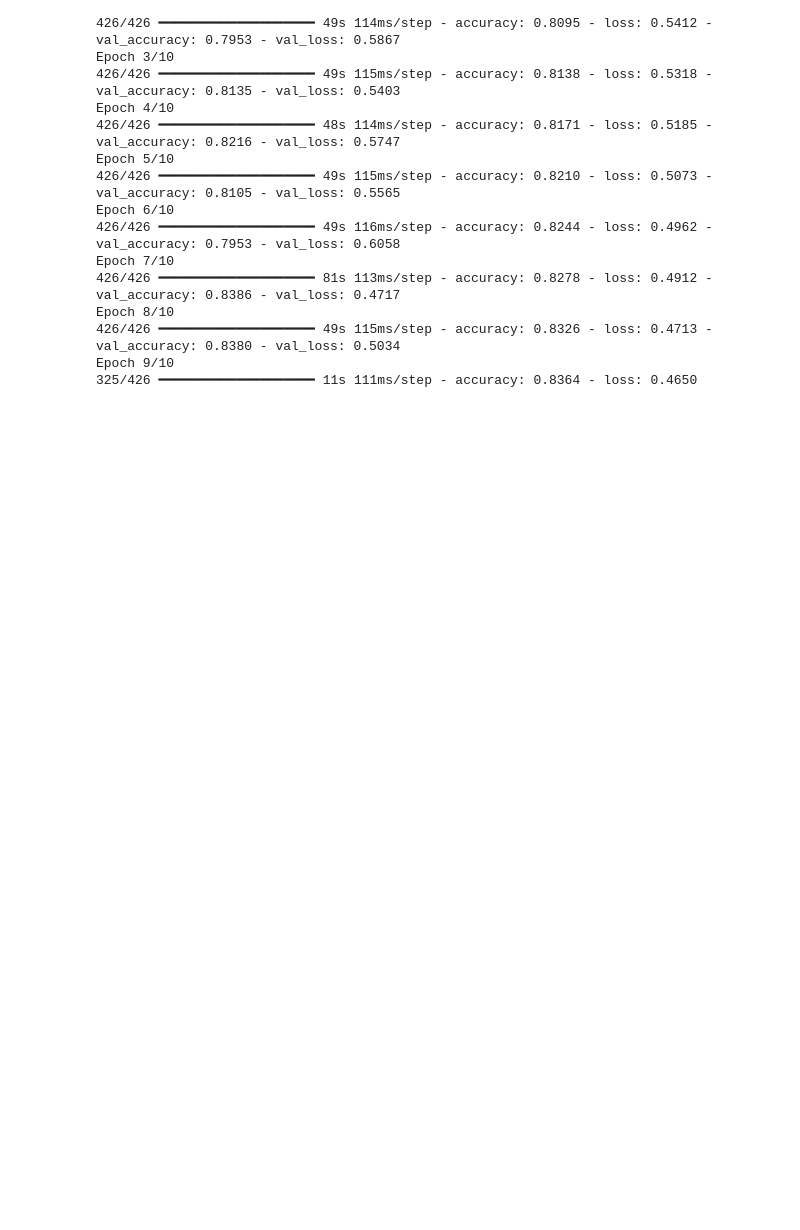
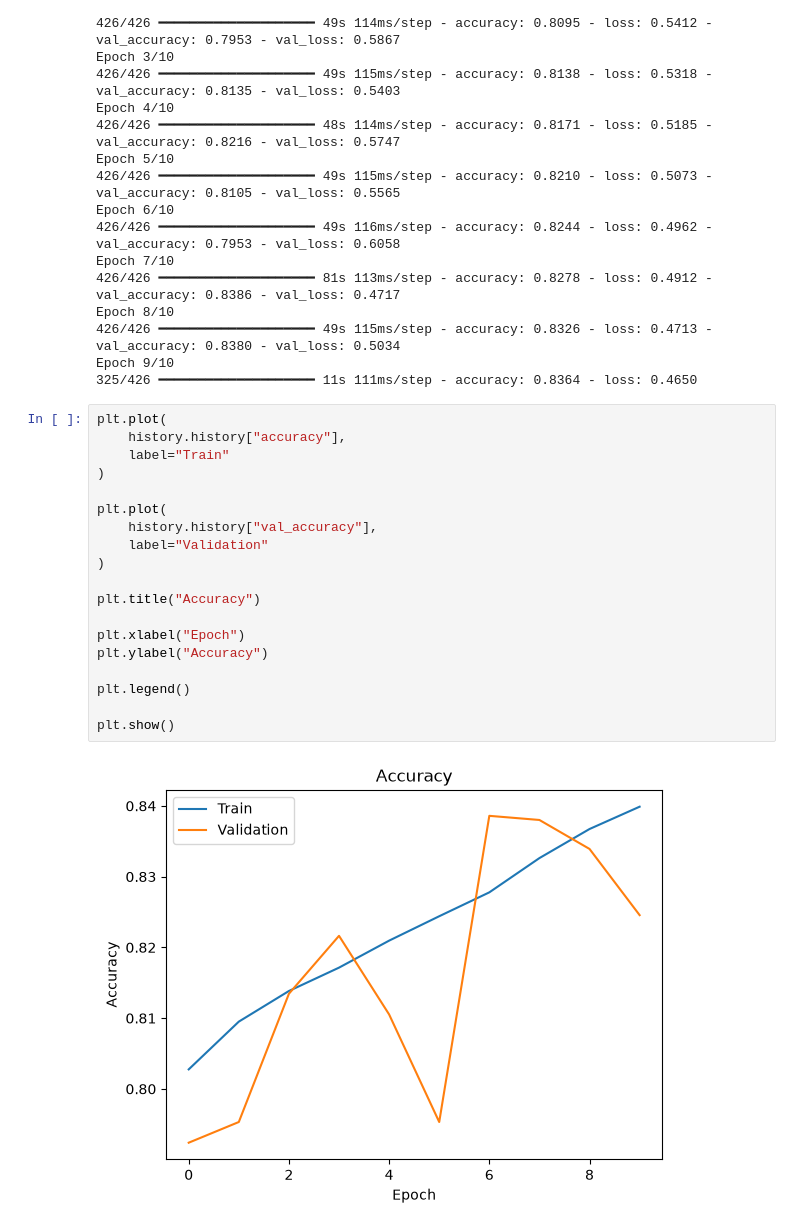
Before and after one commit to zakaryahari/intel-image-classification-cnn, a Jupyter notebook: notebooks/D3_CNN.ipynb, the cells around one changed output. Cells and saved outputs as stored; diff of their text form; blank space fills up the shorter version.

Commit message:
Accuracy graph to see the accuracy of the model

```diff
--- a/notebooks/D3_CNN.ipynb
+++ b/notebooks/D3_CNN.ipynb
@@ -158,3 +158,24 @@ Epoch 8/10
 426/426 ━━━━━━━━━━━━━━━━━━━━ 49s 115ms/step - accuracy: 0.8326 - loss: 0.4713 - val_accuracy: 0.8380 - val_loss: 0.5034
 Epoch 9/10
 325/426 ━━━━━━━━━━━━━━━━━━━━ 11s 111ms/step - accuracy: 0.8364 - loss: 0.4650
+# %%
+plt.plot(
+    history.history["accuracy"],
+    label="Train"
+)
+
+plt.plot(
+    history.history["val_accuracy"],
+    label="Validation"
+)
+
+plt.title("Accuracy")
+
+plt.xlabel("Epoch")
+plt.ylabel("Accuracy")
+
+plt.legend()
+
+plt.show()
+# %% [output]
+[figure, added]
```
